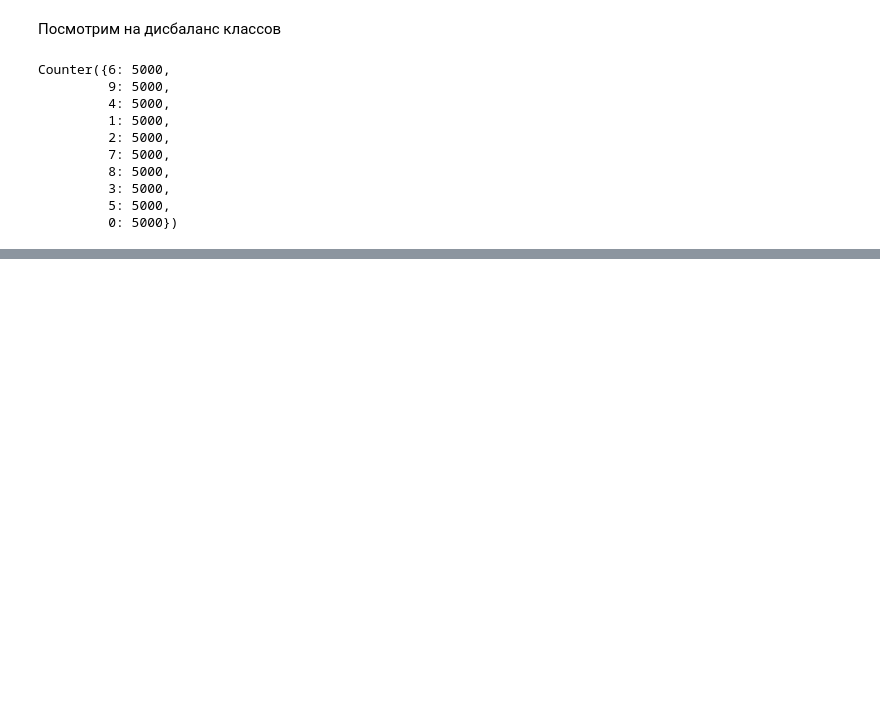
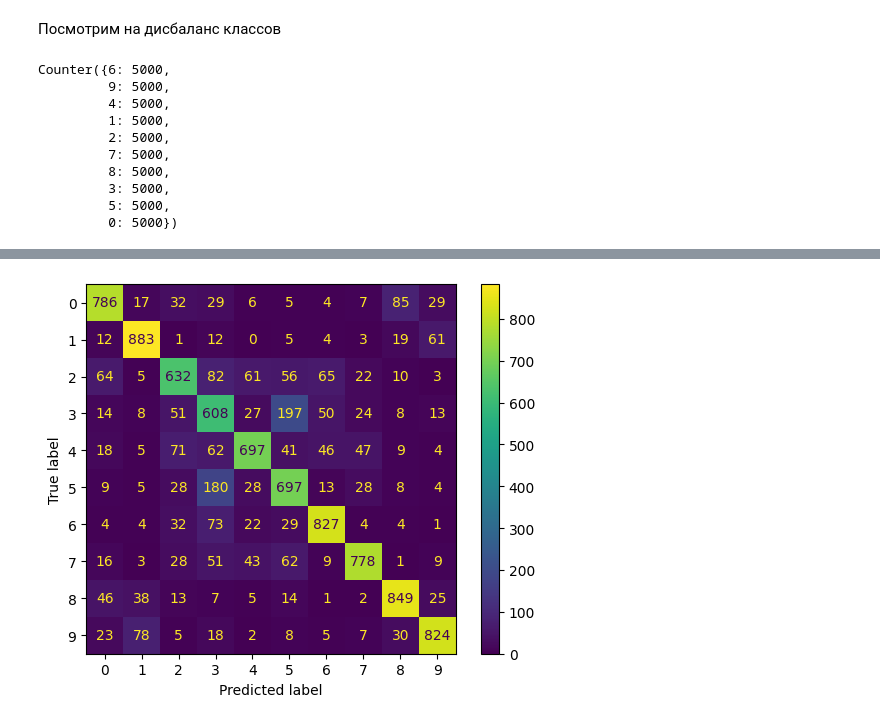
Before and after one commit to vl4xd/pstu-machine-learning-models-and-technologies, a Jupyter notebook: lab_work_5/src/main.ipynb, the cells around one changed output, grey strips where cells are left out. Saved outputs shown, nothing was run; the diff lists cells and outputs as text; code cells hidden in the pictures; blank space fills up the shorter version.

```diff
--- a/lab_work_5/src/main.ipynb
+++ b/lab_work_5/src/main.ipynb
@@ -116,0 +214,25 @@ Clipping input data to the valid range for imshow with RGB data ([0..1] for floa
+# %%
+class SimpleCNN(nn.Module):
+    def __init__(self):
+        super().__init__()
+        self.features = nn.Sequential(
+            nn.Conv2d(in_channels=3, out_channels=32, kernel_size=3, padding=1),
+            nn.BatchNorm2d(32),
+            nn.ReLU(),
+            nn.MaxPool2d(kernel_size=2, stride=2),
+            nn.Conv2d(in_channels=32, out_channels=64, kernel_size=3, padding=1),
+            nn.BatchNorm2d(64),
+            nn.ReLU(),
+            nn.MaxPool2d(kernel_size=2, stride=2)
+        )
+        self.classifier = nn.Sequential(
+            nn.Flatten(),
+            nn.Linear(in_features=4096, out_features=512),
+            nn.ReLU(),
+            nn.Dropout(p=0.5),
+            nn.Linear(in_features=512, out_features=10)
+        )
+    def forward(self, x):
+        x = self.features(x)
+        logits = self.classifier(x)
+        return logits
@@ -116,0 +397,6 @@ Clipping input data to the valid range for imshow with RGB data ([0..1] for floa
+# %%
+simple_cnn = SimpleCNN()
+simple_cnn.to(device)
+checkpoint_simple_cnn = torch.load('./SimpleCNN/epoch_100.pt', map_location=device, weights_only=True)
+simple_cnn.load_state_dict(checkpoint_simple_cnn['model_state_dict'])
+preds_simple_cnn = predict(simple_cnn, test_loader)
@@ -116,0 +417,7 @@ Clipping input data to the valid range for imshow with RGB data ([0..1] for floa
+# %%
+cm = confusion_matrix(test_loader.dataset.targets, preds_simple_cnn)
+disp = ConfusionMatrixDisplay(cm)
+disp.plot()
+plt.show()
+# %% [output]
+[figure, added]
```
Also changed, not shown: parts of 38 cells of this notebook, 2 other files.
